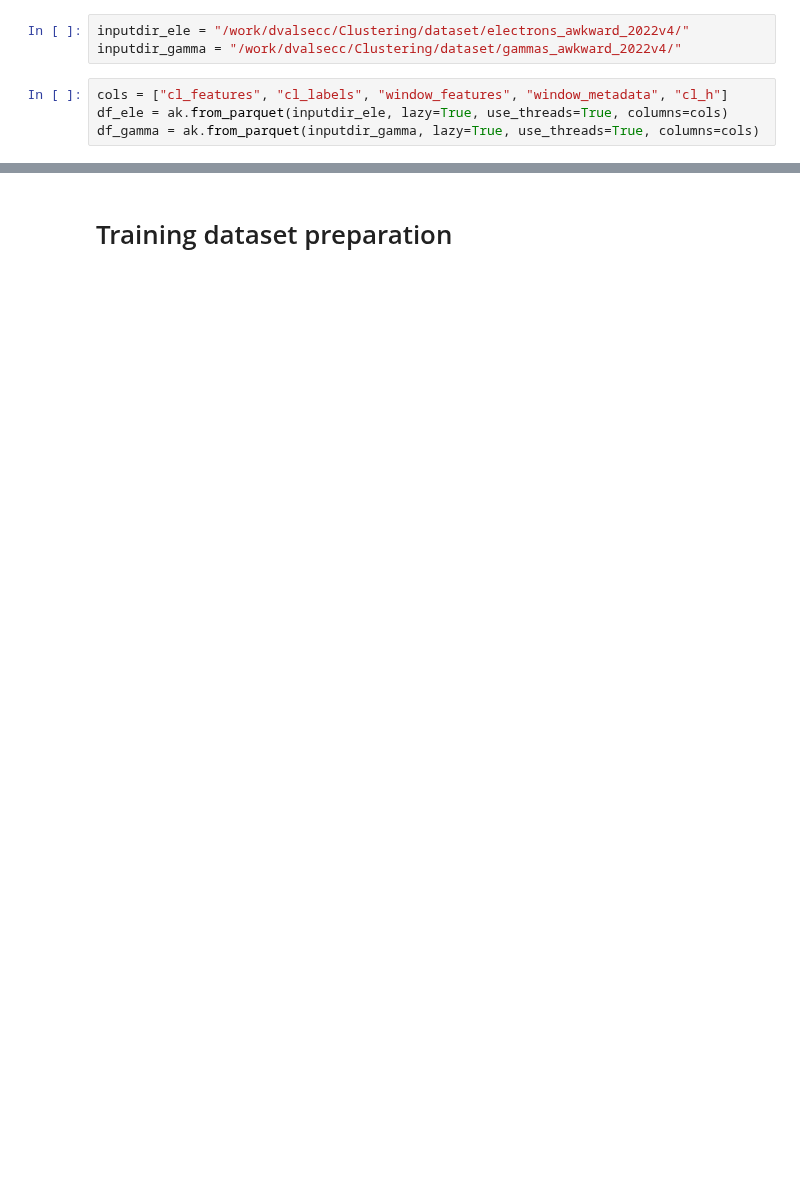
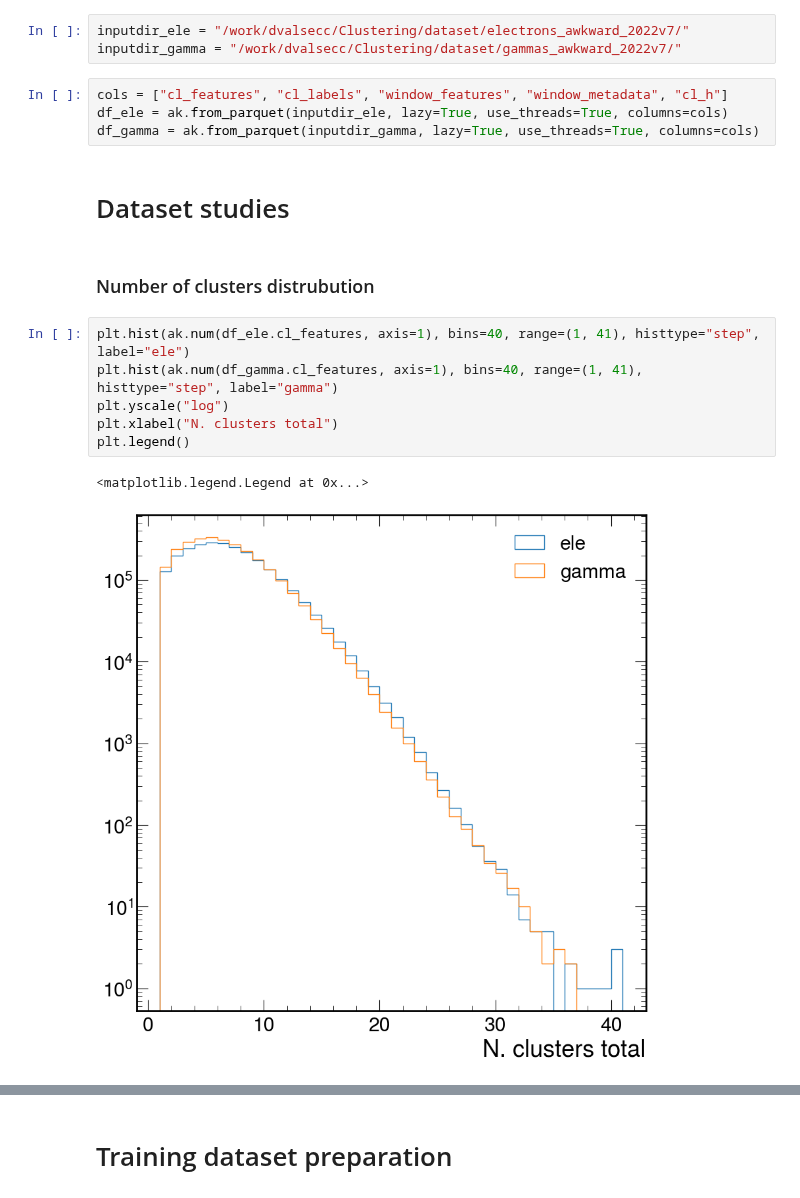
Before and after one commit to valsdav/DeepSuperCluster, a Jupyter notebook: Training/global_model/Awkward_input_manipulation.ipynb, the cells around one changed output, grey strips where cells are left out. Drawn from its saved outputs; the diff is of its cells as text; blank space fills up the shorter version.

```diff
--- a/Training/global_model/Awkward_input_manipulation.ipynb
+++ b/Training/global_model/Awkward_input_manipulation.ipynb
@@ -14,9 +16,22 @@ import numpy as np
 import mplhep as hep
 plt.style.use(hep.style.CMS)
 # %%
-inputdir_ele = "/work/dvalsecc/Clustering/dataset/electrons_awkward_2022v4/"
-inputdir_gamma = "/work/dvalsecc/Clustering/dataset/gammas_awkward_2022v4/"
+inputdir_ele = "/work/dvalsecc/Clustering/dataset/electrons_awkward_2022v7/"
+inputdir_gamma = "/work/dvalsecc/Clustering/dataset/gammas_awkward_2022v7/"
 # %%
 cols = ["cl_features", "cl_labels", "window_features", "window_metadata", "cl_h"]
 df_ele = ak.from_parquet(inputdir_ele, lazy=True, use_threads=True, columns=cols)
 df_gamma = ak.from_parquet(inputdir_gamma, lazy=True, use_threads=True, columns=cols)
+# %% [markdown]
+# Dataset studies
+# %% [markdown]
+### Number of clusters distrubution
+# %%
+plt.hist(ak.num(df_ele.cl_features, axis=1), bins=40, range=(1, 41), histtype="step", label="ele")
+plt.hist(ak.num(df_gamma.cl_features, axis=1), bins=40, range=(1, 41), histtype="step", label="gamma")
+plt.yscale("log")
+plt.xlabel("N. clusters total")
+plt.legend()
+# %% [output]
+<matplotlib.legend.Legend at 0x...>
+[figure, added]
```
Also changed, not shown: parts of 47 cells of this notebook.
